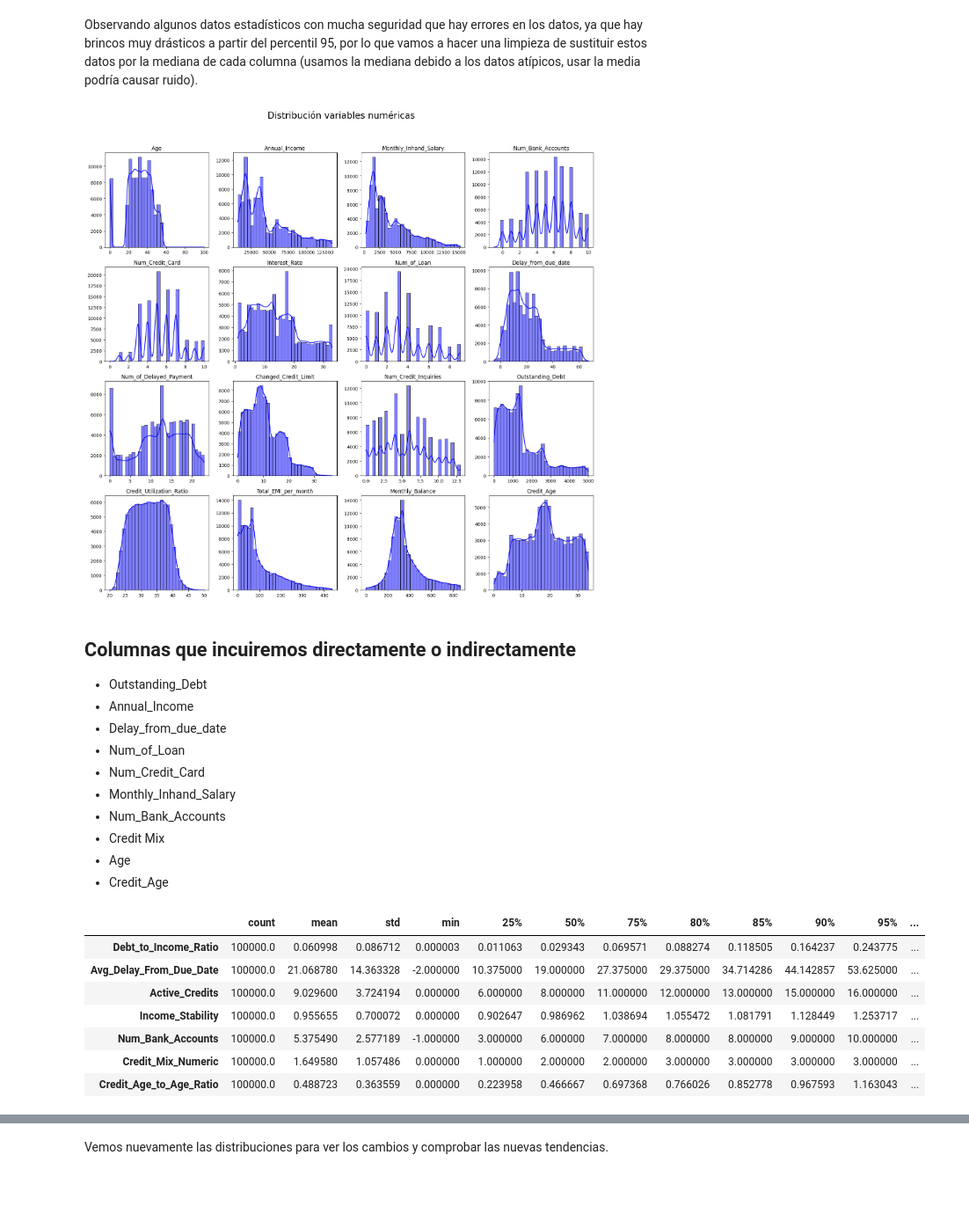
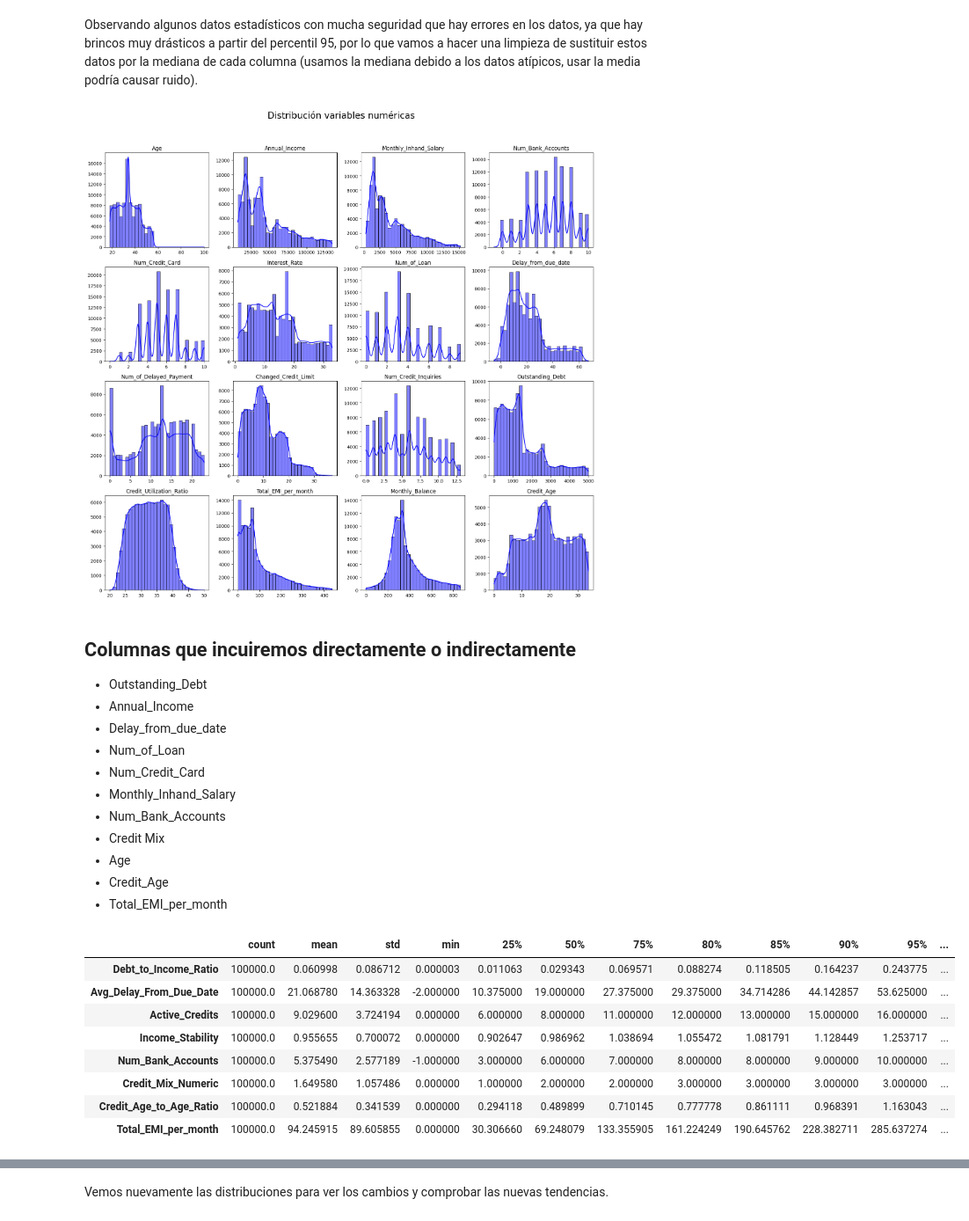
Before and after one commit to PauloVilla/Modelo_Credito_01, a Jupyter notebook: Modelo de credito.ipynb, the cells around one changed output, grey strips where cells are left out. Shown at 88% size. Cells and saved outputs as stored; diff of their text form; code cells hidden in the pictures; blank space fills up the shorter version.

```diff
--- a/Modelo de credito.ipynb
+++ b/Modelo de credito.ipynb
@@ -331,8 +332,9 @@ data['Credit_Mix'] = data['Credit_Mix'].replace('_', np.nan)
 # Aplicar el mapeo
 data['Credit_Mix_Numeric'] = data['Credit_Mix'].map(credit_mix_mapping)
 
-# Age se castigará con 0 a datos menores a 18 y mayores a 100
-data['Age'] = data['Age'].apply(lambda x: 0 if x < 18 or x > 100 else x)
+# Age se sustituirá con la mediana a datos menores a 18 y mayores a 100
+median_age = data["Age"].median()
+data['Age'] = data['Age'].apply(lambda x: median_age if x < 18 or x > 100 else x)
 # %%
 # Vemos las nuevas distribuciones
 fig, axes = plt.subplots(4, 4, figsize=(16, 16))
@@ -352,7 +354,7 @@ for i, column in enumerate(numeric_cols):
 plt.tight_layout(rect=[0, 0.03, 1, 0.95])
 plt.show()
 # %% [output]
-[figure, old version]
+[figure, new version]
 # %% [markdown]
 ## Columnas que incuiremos directamente o indirectamente
 * Outstanding_Debt
@@ -365,38 +367,39 @@ plt.show()
 * Credit Mix
 * Age
 * Credit_Age
+* Total_EMI_per_month
 # %%
 # Calculamos el ratio de deuda a ingreso. Este ratio mide la proporción de la deuda total en comparación con el ingreso anual.
-data['Debt_to_Income_Ratio'] = data['Outstanding_Debt'] / data['Annual_Income']
+data['Debt_to_Income_Ratio'] = data['Outstanding_Debt']/data['Annual_Income']
 
 # Calculamos el promedio de retraso en los pagos.
 data['Avg_Delay_From_Due_Date'] = data.groupby('SSN')['Delay_from_due_date'].transform('mean')
 
 # Calculamos el número total de créditos activos combinando el número de préstamos y el número de tarjetas de crédito.
 data['Active_Credits'] = data['Num_of_Loan'] + data['Num_Credit_Card']
 
 # Calculamos la estabilidad del ingreso. Este índice mide la proporción del salario mensual en comparación con el ingreso anual.
 data['Income_Stability'] = data['Monthly_Inhand_Salary'] / (data['Annual_Income'] / 12)
 
 # Calculamos el ratio de la edad del cliente y el tiempo teniendo crédito. Validamos divisiones entre 0
-data['Credit_Age_to_Age_Ratio'] = np.where(
-                data['Age'] == 0, 0, data['Credit_Age'] / data['Age'])
+data['Credit_Age_to_Age_Ratio'] = np.where(data['Age'] == 0, 0, data['Credit_Age'] / data['Age'])
 
 # Seleccionamos las variables que utilizaremos para el modelado
 model = data[["ID", "Debt_to_Income_Ratio", "Avg_Delay_From_Due_Date", "Active_Credits", "Income_Stability",
-              "Num_Bank_Accounts", "Credit_Mix_Numeric", "Credit_Age_to_Age_Ratio"]]
+              "Num_Bank_Accounts", "Credit_Mix_Numeric", "Credit_Age_to_Age_Ratio", "Total_EMI_per_month"]]
 # Rellenamos con 0s datos nulos
 model.fillna(0, inplace=True)
 model.describe(percentiles=[0.25, 0.5, 0.75, 0.80, 0.85, 0.90, 0.95]).T
 # %% [output]
 |  | count | mean | std | min | 25% | 50% | 75% | 80% | 85% | 90% | 95% | ... |
 | Debt_to_Income_Ratio | 100000.0 | 0.060998 | 0.086712 | 0.000003 | 0.011063 | 0.029343 | 0.069571 | 0.088274 | 0.118505 | 0.164237 | 0.243775 | ... |
 | Avg_Delay_From_Due_Date | 100000.0 | 21.068780 | 14.363328 | -2.000000 | 10.375000 | 19.000000 | 27.375000 | 29.375000 | 34.714286 | 44.142857 | 53.625000 | ... |
 | Active_Credits | 100000.0 | 9.029600 | 3.724194 | 0.000000 | 6.000000 | 8.000000 | 11.000000 | 12.000000 | 13.000000 | 15.000000 | 16.000000 | ... |
 | Income_Stability | 100000.0 | 0.955655 | 0.700072 | 0.000000 | 0.902647 | 0.986962 | 1.038694 | 1.055472 | 1.081791 | 1.128449 | 1.253717 | ... |
 | Num_Bank_Accounts | 100000.0 | 5.375490 | 2.577189 | -1.000000 | 3.000000 | 6.000000 | 7.000000 | 8.000000 | 8.000000 | 9.000000 | 10.000000 | ... |
 | Credit_Mix_Numeric | 100000.0 | 1.649580 | 1.057486 | 0.000000 | 1.000000 | 2.000000 | 2.000000 | 3.000000 | 3.000000 | 3.000000 | 3.000000 | ... |
-| Credit_Age_to_Age_Ratio | 100000.0 | 0.488723 | 0.363559 | 0.000000 | 0.223958 | 0.466667 | 0.697368 | 0.766026 | 0.852778 | 0.967593 | 1.163043 | ... |
+| Credit_Age_to_Age_Ratio | 100000.0 | 0.521884 | 0.341539 | 0.000000 | 0.294118 | 0.489899 | 0.710145 | 0.777778 | 0.861111 | 0.968391 | 1.163043 | ... |
+| Total_EMI_per_month | 100000.0 | 94.245915 | 89.605855 | 0.000000 | 30.306660 | 69.248079 | 133.355905 | 161.224249 | 190.645762 | 228.382711 | 285.637274 | ... |
 # %% [markdown]
 Nos centramos en desarrollar el modelo en función de tres áreas clave que consideramos fundamentales:
 
```
Also changed, not shown: parts of 16 cells of this notebook.
